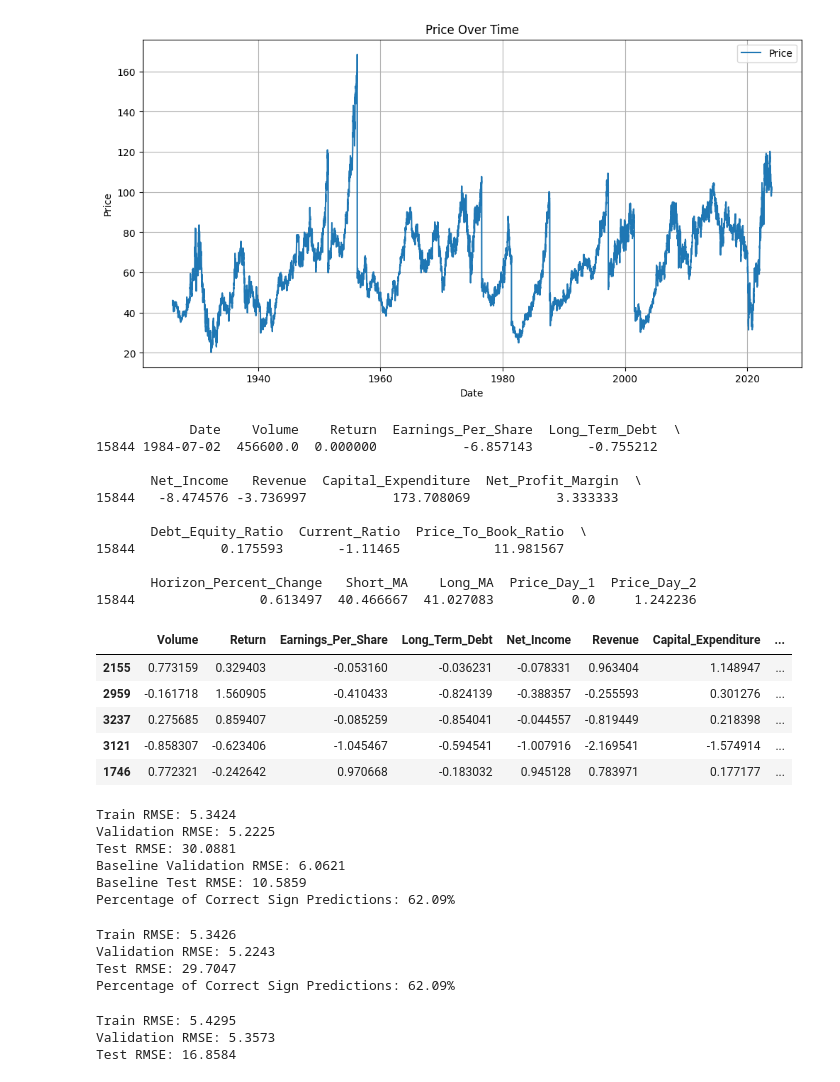
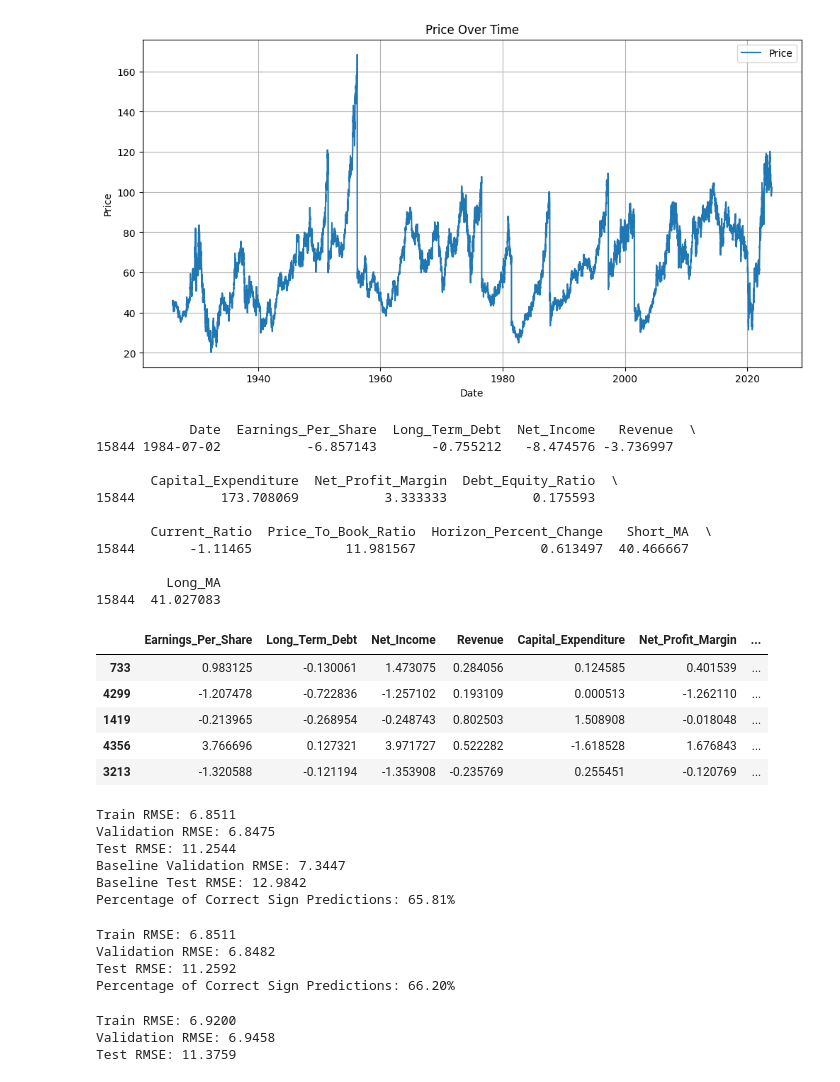
Before and after one commit to edocampione/4YP, a Jupyter notebook: models/LinearRegression.ipynb, the cells around one changed output. Drawn from its saved outputs; the diff is of its cells as text; code cells hidden in the pictures.

```diff
--- a/models/LinearRegression.ipynb
+++ b/models/LinearRegression.ipynb
@@ -7,7 +7,7 @@ from sklearn.metrics import mean_squared_error
 from sklearn.preprocessing import MinMaxScaler, StandardScaler
 # %%
 horizon = 30
-number_days = 2
+number_days = 0
 
 # Define the window sizes for the moving averages
 short_window = 30  # Short-term moving average
@@ -75,7 +75,7 @@ df_combined_all = pd.merge_asof(
 # Filter the DataFrame to remove unnecessary/repeated collumns
 columns_to_keep = [
     'date',
-    'PRC', 'VOL', 'RET',
+    'PRC',
     'epsfxq', 'ltq', 'niq', 'revtq',
     'capxy', 'npm', 'de_ratio', 'curr_ratio', 'ptb'
 ]
@@ -85,8 +85,6 @@ df_filtered = df_combined_all[columns_to_keep]
 column_renames = {
     'date': 'Date',
     'PRC': 'Price',
-    'VOL': 'Volume',
-    'RET': 'Return',
     'epsfxq': 'Earnings_Per_Share',
     'ltq': 'Long_Term_Debt',
     'niq': 'Net_Income',
@@ -150,17 +148,17 @@ df = df_filtered
 # Print the first row to check the structure
 print(df.head(1))
 # %% [output]
-            Date    Volume    Return  Earnings_Per_Share  Long_Term_Debt  \
-15844 1984-07-02  456600.0  0.000000           -6.857143       -0.755212
+            Date  Earnings_Per_Share  Long_Term_Debt  Net_Income   Revenue  \
+15844 1984-07-02           -6.857143       -0.755212   -8.474576 -3.736997
 
-       Net_Income   Revenue  Capital_Expenditure  Net_Profit_Margin  \
-15844   -8.474576 -3.736997           173.708069           3.333333
+       Capital_Expenditure  Net_Profit_Margin  Debt_Equity_Ratio  \
+15844           173.708069           3.333333           0.175593
 
-       Debt_Equity_Ratio  Current_Ratio  Price_To_Book_Ratio  \
-15844           0.175593       -1.11465            11.981567
+       Current_Ratio  Price_To_Book_Ratio  Horizon_Percent_Change   Short_MA  \
+15844       -1.11465            11.981567                0.613497  40.466667
 
-       Horizon_Percent_Change   Short_MA    Long_MA  Price_Day_1  Price_Day_2
-15844                0.613497  40.466667  41.027083          0.0     1.242236
+         Long_MA
+15844  41.027083
 # %%
 # Prepare the features and target
 fundamental_features = [
@@ -177,45 +175,45 @@ fundamental_features = [
 # %%
 
 # Split data into training/validation and test sets based on dates
-train_val_start_date = '2003-01-31'
-test_start_date = '2016-08-31'
-test_end_date = '2028-08-31'
+train_val_start_date = '2000-01-31'
+test_start_date = '2018-08-31'
+test_end_date = '2020-08-31'
 
 # Train/val data ends 1 month before test data starts
 train_val_end_date = pd.to_datetime(test_start_date) - pd.Timedelta(days=horizon)
 train_val_data = df[(df['Date'] >= train_val_start_date) & (df['Date'] < train_val_end_date)]
 test_data = df[(df['Date'] >= test_start_date) & (df['Date'] <= test_end_date)]
 
 # Split the data into features (X) and target (y)
 X_train_val = train_val_data.drop(columns=['Date', 'Horizon_Percent_Change'])
 y_train_val = train_val_data['Horizon_Percent_Change']
 X_test = test_data.drop(columns=['Date', 'Horizon_Percent_Change'])
 y_test = test_data['Horizon_Percent_Change']
 
 # Initialize the StandardScaler
 scaler = StandardScaler()
 
 # Fit the scaler on the training/validation data
 X_train_val_scaled = scaler.fit_transform(X_train_val)
 
 # Now apply the same scaling to the test data using the already fitted scaler
 X_test_scaled = scaler.transform(X_test)
 
 # Convert the scaled data back to DataFrame for consistency
 X_train_val_scaled = pd.DataFrame(X_train_val_scaled, columns=X_train_val.columns)
 X_test = pd.DataFrame(X_test_scaled, columns=X_test.columns)
 
 # Split the training/validation data into training and validation sets (80/20)
 X_train, X_val, y_train, y_val = train_test_split(X_train_val_scaled, y_train_val, test_size=0.2, random_state=42)
 
 X_train.head()
 # %% [output]
-|  | Volume | Return | Earnings_Per_Share | Long_Term_Debt | Net_Income | Revenue | Capital_Expenditure | ... |
-| 2155 | 0.773159 | 0.329403 | -0.053160 | -0.036231 | -0.078331 | 0.963404 | 1.148947 | ... |
-| 2959 | -0.161718 | 1.560905 | -0.410433 | -0.824139 | -0.388357 | -0.255593 | 0.301276 | ... |
-| 3237 | 0.275685 | 0.859407 | -0.085259 | -0.854041 | -0.044557 | -0.819449 | 0.218398 | ... |
-| 3121 | -0.858307 | -0.623406 | -1.045467 | -0.594541 | -1.007916 | -2.169541 | -1.574914 | ... |
-| 1746 | 0.772321 | -0.242642 | 0.970668 | -0.183032 | 0.945128 | 0.783971 | 0.177177 | ... |
+|  | Earnings_Per_Share | Long_Term_Debt | Net_Income | Revenue | Capital_Expenditure | Net_Profit_Margin | ... |
+| 733 | 0.983125 | -0.130061 | 1.473075 | 0.284056 | 0.124585 | 0.401539 | ... |
+| 4299 | -1.207478 | -0.722836 | -1.257102 | 0.193109 | 0.000513 | -1.262110 | ... |
+| 1419 | -0.213965 | -0.268954 | -0.248743 | 0.802503 | 1.508908 | -0.018048 | ... |
+| 4356 | 3.766696 | 0.127321 | 3.971727 | 0.522282 | -1.618528 | 1.676843 | ... |
+| 3213 | -1.320588 | -0.121194 | -1.353908 | -0.235769 | 0.255451 | -0.120769 | ... |
 # %%
 # Initialize and train the Linear Regression model
 model = LinearRegression()
@@ -262,12 +260,12 @@ percentage_correct_signs = np.mean(correct_signs) * 100
 # Print the percentage of correct sign predictions
 print(f"Percentage of Correct Sign Predictions: {percentage_correct_signs:.2f}%")
 # %% [output]
-Train RMSE: 5.3424
-Validation RMSE: 5.2225
-Test RMSE: 30.0881
-Baseline Validation RMSE: 6.0621
-Baseline Test RMSE: 10.5859
-Percentage of Correct Sign Predictions: 62.09%
+Train RMSE: 6.8511
+Validation RMSE: 6.8475
+Test RMSE: 11.2544
+Baseline Validation RMSE: 7.3447
+Baseline Test RMSE: 12.9842
+Percentage of Correct Sign Predictions: 65.81%
 # %%
 # Initialize and train the Ridge Regression model with a specified alpha (regularization strength)
 alpha = 0.4  # You can adjust this value to see how it affects performance
@@ -297,10 +295,10 @@ percentage_correct_signs = np.mean(correct_signs) * 100
 # Print the percentage of correct sign predictions
 print(f"Percentage of Correct Sign Predictions: {percentage_correct_signs:.2f}%")
 # %% [output]
-Train RMSE: 5.3426
-Validation RMSE: 5.2243
-Test RMSE: 29.7047
-Percentage of Correct Sign Predictions: 62.09%
+Train RMSE: 6.8511
+Validation RMSE: 6.8482
+Test RMSE: 11.2592
+Percentage of Correct Sign Predictions: 66.20%
 # %%
 # Initialize and train the Lasso Regression model with a specified alpha
 alpha = 0.04  # You can adjust this value as needed
@@ -323,9 +321,9 @@ print(f"Train RMSE: {train_rmse:.4f}")
 print(f"Validation RMSE: {val_rmse:.4f}")
 print(f"Test RMSE: {test_rmse:.4f}")
 # %% [output]
-Train RMSE: 5.4295
-Validation RMSE: 5.3573
-Test RMSE: 16.8584
+Train RMSE: 6.9200
+Validation RMSE: 6.9458
+Test RMSE: 11.3759
 # %%
 #SIGNS
 
```
Also changed, not shown: parts of 2 cells of this notebook.
